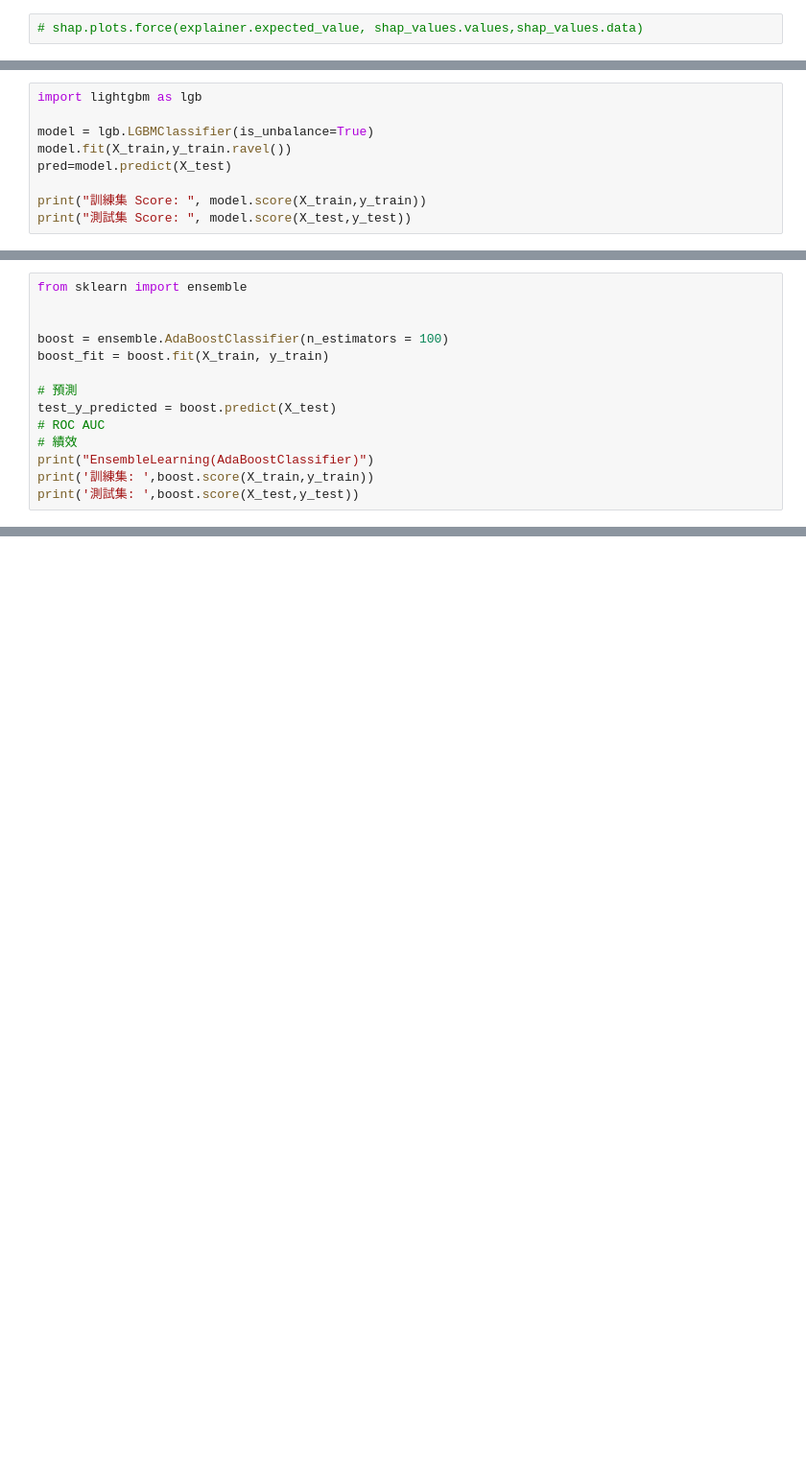
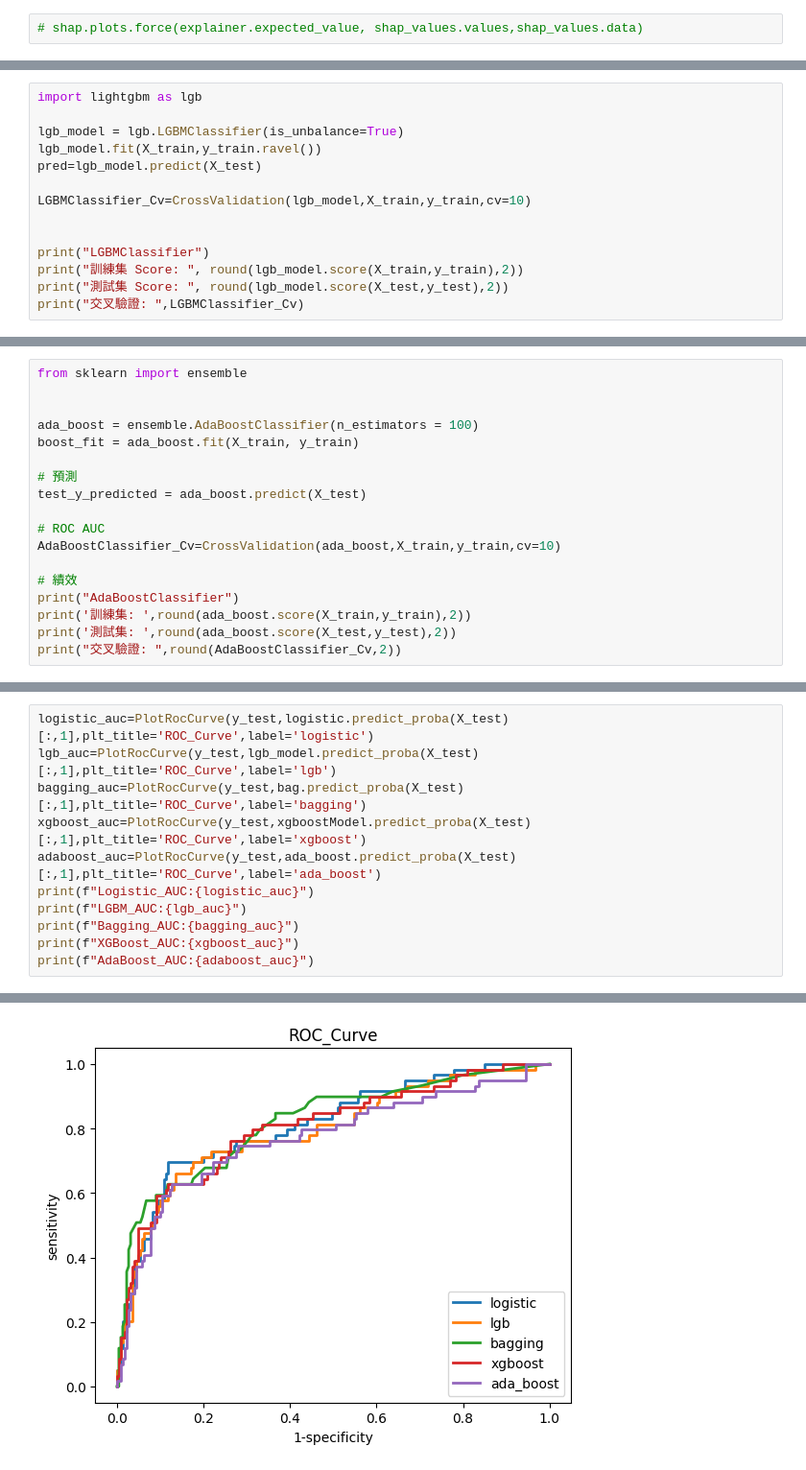
Before and after one commit to rainday1029/GHPIM_med, a Jupyter notebook: GHPIM.ipynb, the cells around one changed output, grey strips where cells are left out. Shown: that part at 96% size. Saved outputs shown, nothing was run; the diff lists cells and outputs as text; blank space fills up the shorter version.

```diff
--- a/GHPIM.ipynb
+++ b/GHPIM.ipynb
@@ -142,10 +122,15 @@ EnsembleLearning(stacking)
 # %%
 import lightgbm as lgb
 
-model = lgb.LGBMClassifier(is_unbalance=True)
-model.fit(X_train,y_train.ravel())
-pred=model.predict(X_test)
+lgb_model = lgb.LGBMClassifier(is_unbalance=True)
+lgb_model.fit(X_train,y_train.ravel())
+pred=lgb_model.predict(X_test)
 
-print("訓練集 Score: ", model.score(X_train,y_train))
-print("測試集 Score: ", model.score(X_test,y_test))
+LGBMClassifier_Cv=CrossValidation(lgb_model,X_train,y_train,cv=10)
+
+
+print("LGBMClassifier")
+print("訓練集 Score: ", round(lgb_model.score(X_train,y_train),2))
+print("測試集 Score: ", round(lgb_model.score(X_test,y_test),2))
+print("交叉驗證: ",LGBMClassifier_Cv)
 # %% [output]
@@ -198,14 +183,18 @@ EnsembleLearning(bagging)
 from sklearn import ensemble
 
 
-boost = ensemble.AdaBoostClassifier(n_estimators = 100)
-boost_fit = boost.fit(X_train, y_train)
+ada_boost = ensemble.AdaBoostClassifier(n_estimators = 100)
+boost_fit = ada_boost.fit(X_train, y_train)
 
 # 預測
-test_y_predicted = boost.predict(X_test)
+test_y_predicted = ada_boost.predict(X_test)
+
 # ROC AUC
+AdaBoostClassifier_Cv=CrossValidation(ada_boost,X_train,y_train,cv=10)
+
 # 績效
-print("EnsembleLearning(AdaBoostClassifier)")
-print('訓練集: ',boost.score(X_train,y_train))
-print('測試集: ',boost.score(X_test,y_test))
+print("AdaBoostClassifier")
+print('訓練集: ',round(ada_boost.score(X_train,y_train),2))
+print('測試集: ',round(ada_boost.score(X_test,y_test),2))
+print("交叉驗證: ",round(AdaBoostClassifier_Cv,2))
 # %% [output]
@@ -214,0 +205,12 @@ EnsembleLearning(AdaBoostClassifier)
+# %%
+logistic_auc=PlotRocCurve(y_test,logistic.predict_proba(X_test)[:,1],plt_title='ROC_Curve',label='logistic')
+lgb_auc=PlotRocCurve(y_test,lgb_model.predict_proba(X_test)[:,1],plt_title='ROC_Curve',label='lgb')
+bagging_auc=PlotRocCurve(y_test,bag.predict_proba(X_test)[:,1],plt_title='ROC_Curve',label='bagging')
+xgboost_auc=PlotRocCurve(y_test,xgboostModel.predict_proba(X_test)[:,1],plt_title='ROC_Curve',label='xgboost')
+adaboost_auc=PlotRocCurve(y_test,ada_boost.predict_proba(X_test)[:,1],plt_title='ROC_Curve',label='ada_boost')
+print(f"Logistic_AUC:{logistic_auc}")
+print(f"LGBM_AUC:{lgb_auc}")
+print(f"Bagging_AUC:{bagging_auc}")
+print(f"XGBoost_AUC:{xgboost_auc}")
+print(f"AdaBoost_AUC:{adaboost_auc}")
+# %% [output]
@@ -214,0 +222 @@ EnsembleLearning(AdaBoostClassifier)
+[figure, added]
```
Also changed, not shown: parts of 12 cells of this notebook.
